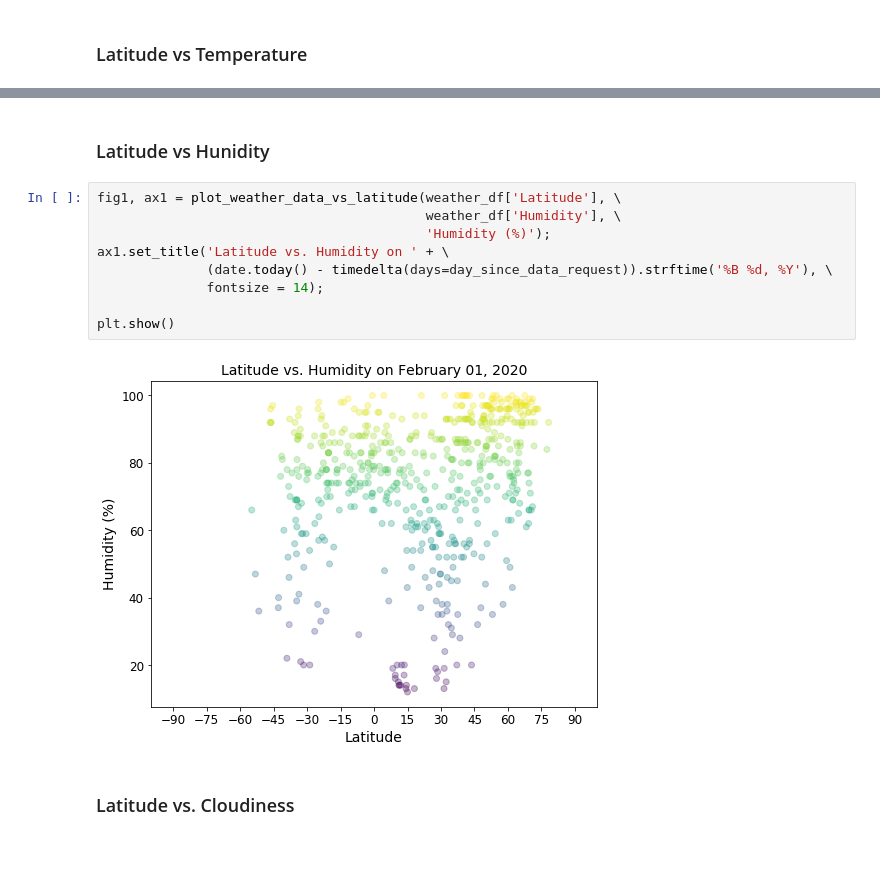
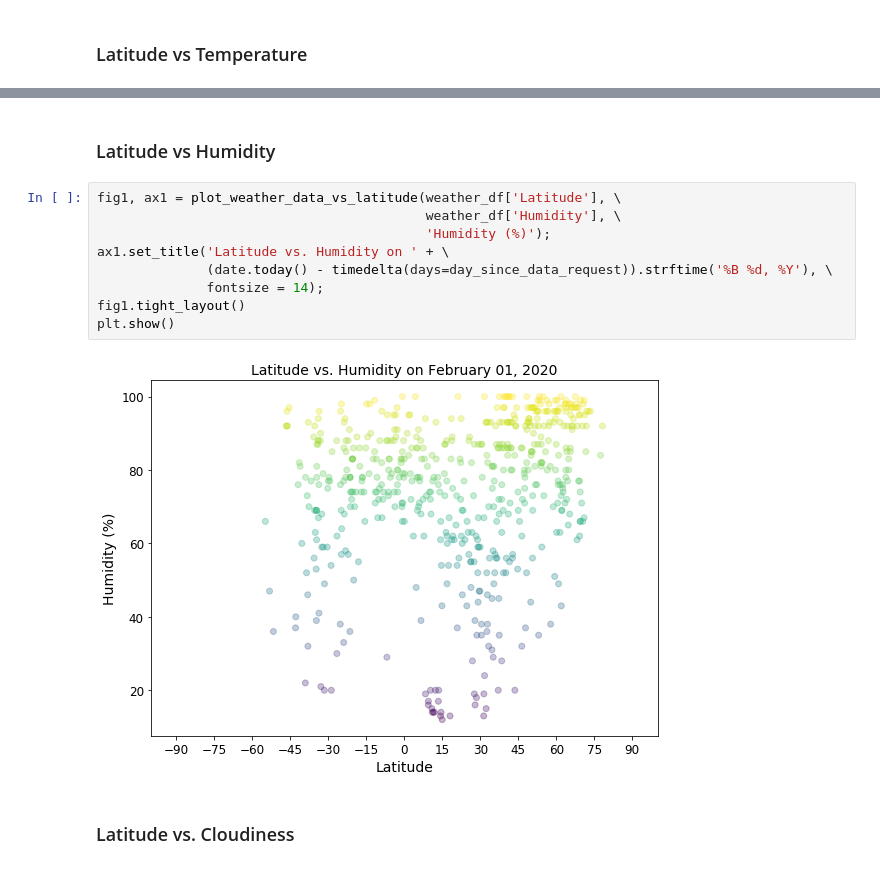
Before and after one commit to nqazimn/python-api-challenge, a Jupyter notebook: WeatherPy/WeatherPy_analysis.ipynb, the cells around one changed output, grey strips where cells are left out. Saved outputs shown, nothing was run; the diff lists cells and outputs as text.

```diff
--- a/WeatherPy/WeatherPy_analysis.ipynb
+++ b/WeatherPy/WeatherPy_analysis.ipynb
@@ -85,16 +128,16 @@ plt.show()
 # %% [markdown]
-### Latitude vs Hunidity
+### Latitude vs Humidity
 # %%
 fig1, ax1 = plot_weather_data_vs_latitude(weather_df['Latitude'], \
                                           weather_df['Humidity'], \
                                           'Humidity (%)');
 ax1.set_title('Latitude vs. Humidity on ' + \
               (date.today() - timedelta(days=day_since_data_request)).strftime('%B %d, %Y'), \
               fontsize = 14);
-
+fig1.tight_layout()
 plt.show()
 # %% [output]
-[figure, old version]
+[figure, new version]
 # %% [markdown]
 ### Latitude vs. Cloudiness
 # %%
```
Also changed, not shown: parts of 12 cells of this notebook.
